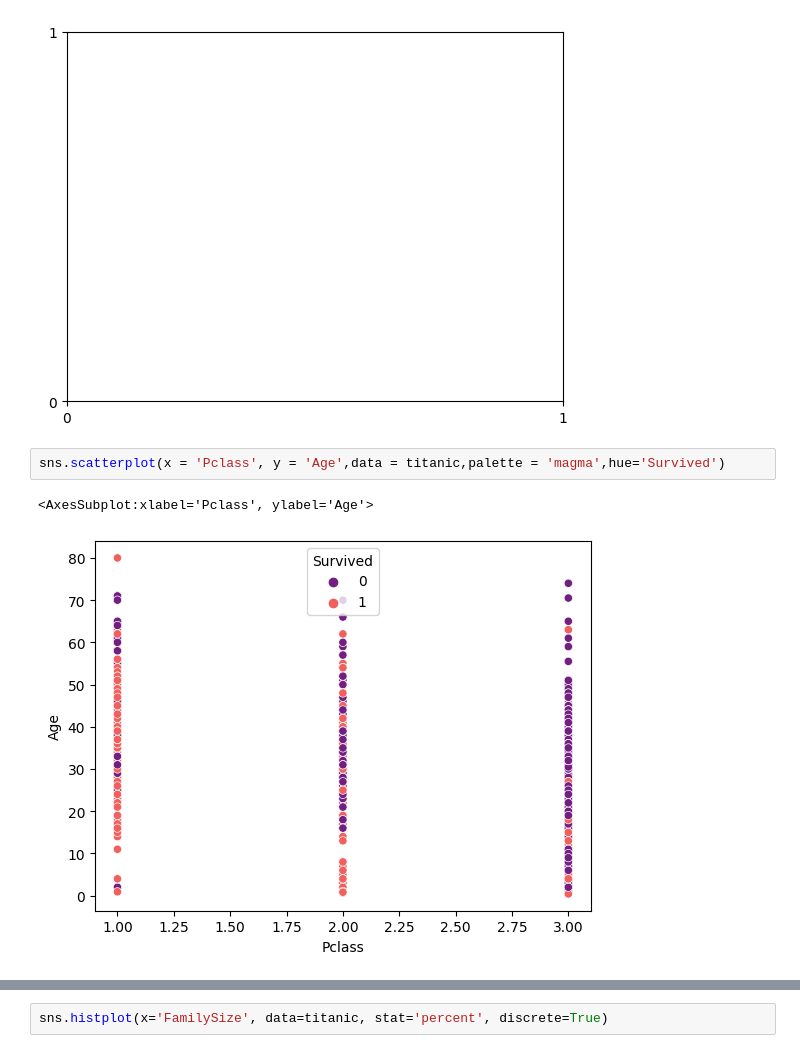
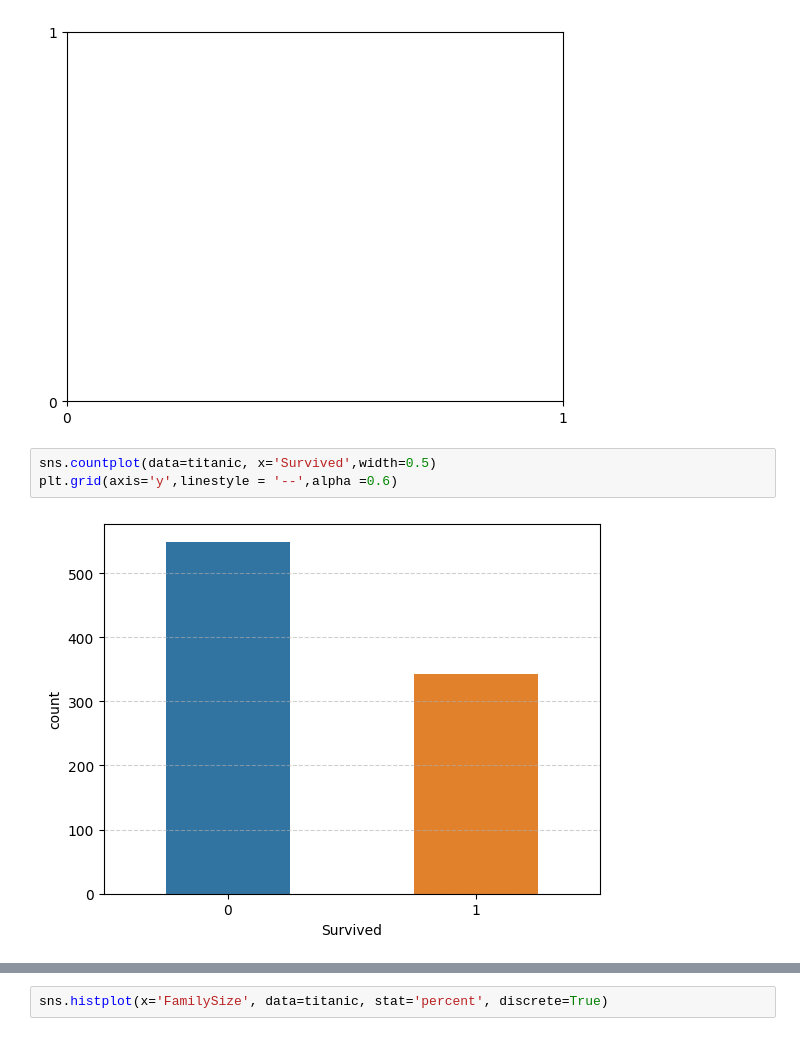
Before and after one commit to krishna0712/Data-Analysis, a Jupyter notebook: titanic-data-analysis/notebooks/titanic-eda.ipynb, the cells around one changed output, grey strips where cells are left out. Cells and saved outputs as stored; diff of their text form.

```diff
--- a/titanic-data-analysis/notebooks/titanic-eda.ipynb
+++ b/titanic-data-analysis/notebooks/titanic-eda.ipynb
@@ -156,9 +156,9 @@ plt.gca().xaxis.set_major_locator(MaxNLocator(integer=True))
 plt.gca().yaxis.set_major_locator(MaxNLocator(integer=True))
 # %% [output]
 [figure]
-# %%
-sns.scatterplot(x = 'Pclass', y = 'Age',data = titanic,palette = 'magma',hue='Survived')
-# %% [output]
-<AxesSubplot:xlabel='Pclass', ylabel='Age'>
-[figure, removed]
+# %%
+sns.countplot(data=titanic, x='Survived',width=0.5)
+plt.grid(axis='y',linestyle = '--',alpha =0.6)
+# %% [output]
+[figure, added]
 # %%
```
Also changed, not shown: parts of 2 cells of this notebook, 1 other file.
